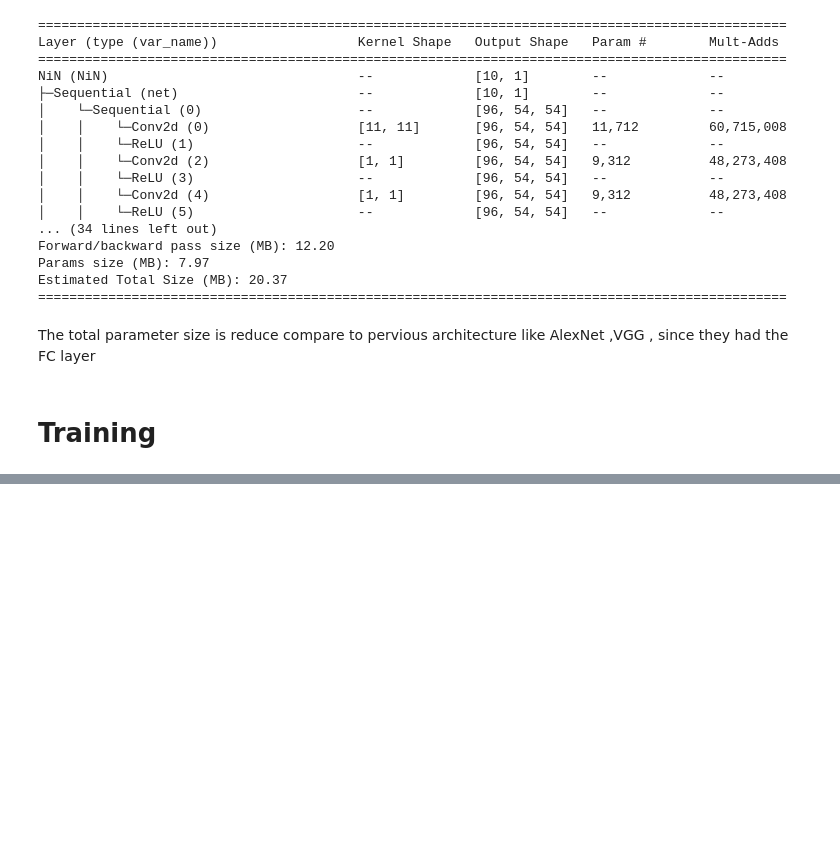
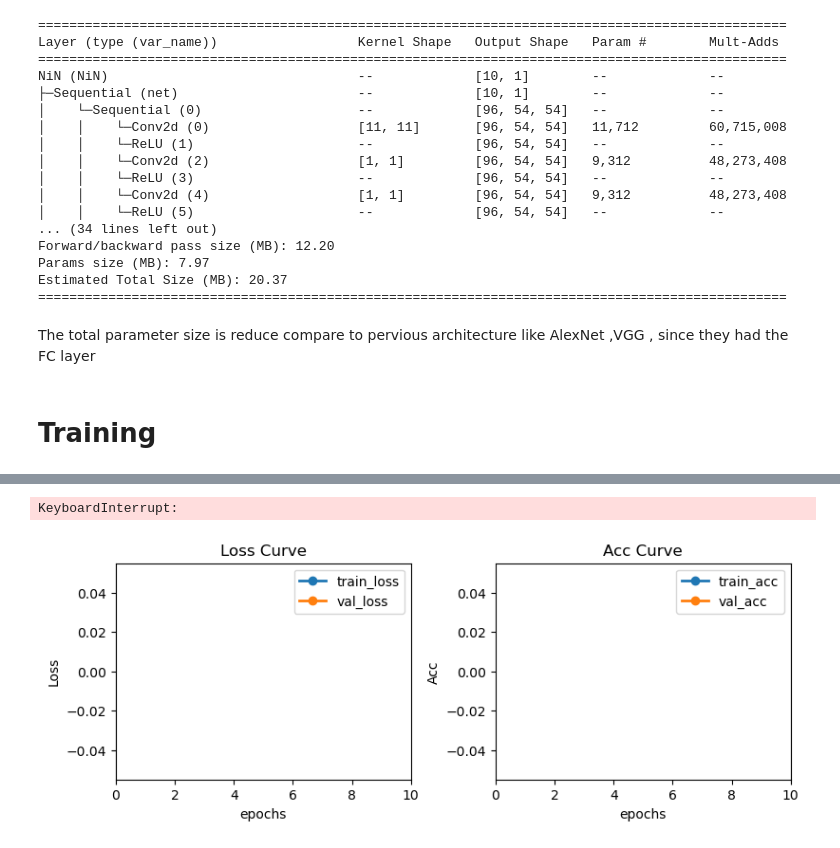
Before and after one commit to Lashi0812/PyTorch2, a Jupyter notebook: 04_CNN/NiN.ipynb, the cells around one changed output, grey strips where cells are left out. Saved outputs shown, nothing was run; the diff lists cells and outputs as text; code cells hidden in the pictures; blank space fills up the shorter version.

```diff
--- a/04_CNN/NiN.ipynb
+++ b/04_CNN/NiN.ipynb
@@ -179,0 +371,3 @@ Extracting ../data/FashionMNIST/raw/t10k-labels-idx1-ubyte.gz to ../data/Fashion
+# %%
+to_remove = nin_model_params_name_set.difference(nin_with_one_params_name_set)
+to_remove
@@ -179,0 +383,3 @@ Extracting ../data/FashionMNIST/raw/t10k-labels-idx1-ubyte.gz to ../data/Fashion
+# %%
+nin_model_trained_state = torch.load(str(MODEL_SAVE_PATH/"2023-02-04/NiN-12 16 43.pth"),
+map_location=device)
@@ -179,0 +390,3 @@ Extracting ../data/FashionMNIST/raw/t10k-labels-idx1-ubyte.gz to ../data/Fashion
+# %%
+for k in to_remove:
+    nin_model_trained_state.pop(k,None)
@@ -179,0 +397,2 @@ Extracting ../data/FashionMNIST/raw/t10k-labels-idx1-ubyte.gz to ../data/Fashion
+# %%
+nin_with_one.load_state_dict(nin_model_trained_state)
@@ -186,0 +427,5 @@ Training the model in cuda
+# %%
+trainer.fit(nin_with_one,data)
+# %% [output]
+KeyboardInterrupt:
+[figure, added]
```
Also changed, not shown: parts of 31 cells of this notebook.
